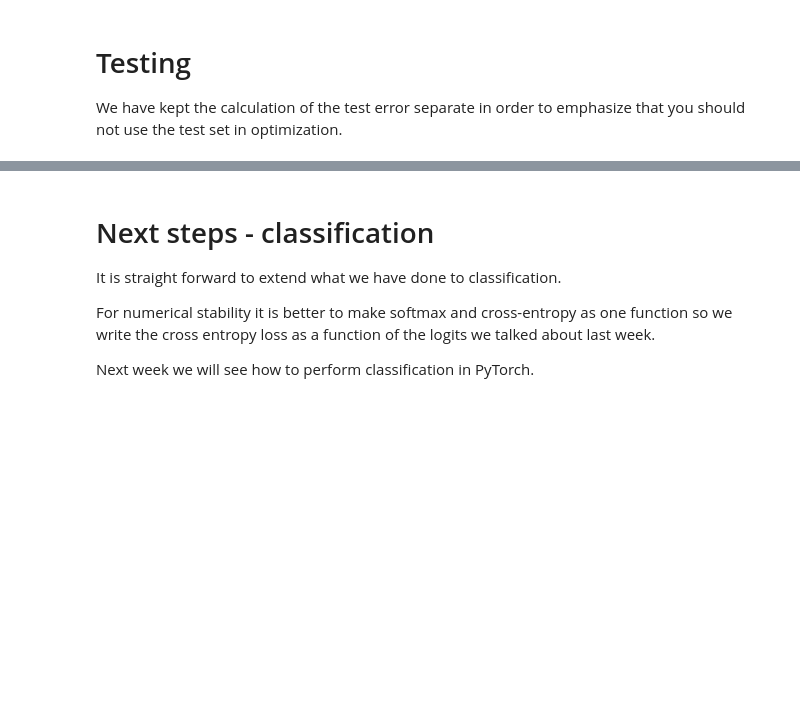
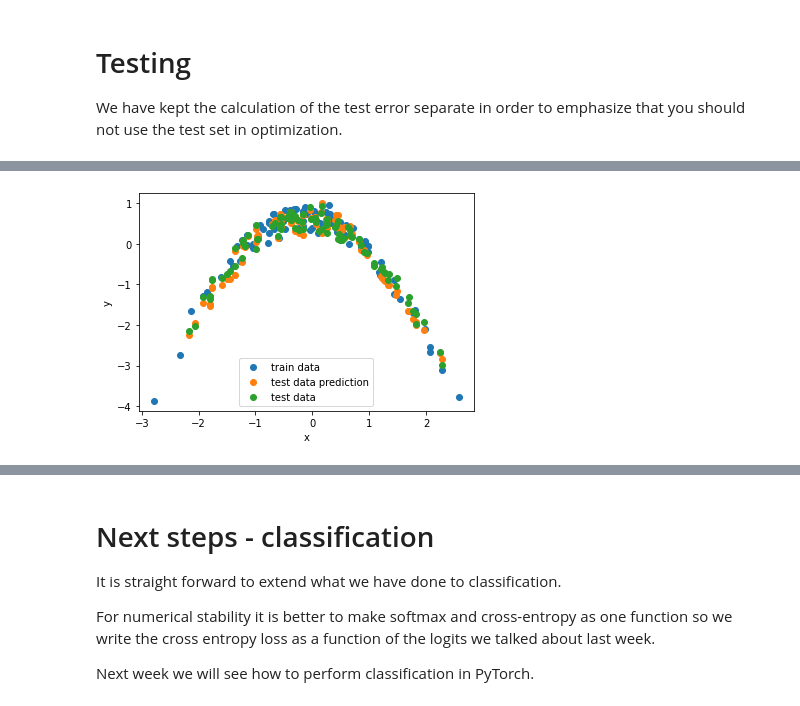
Before and after one commit to samyhaff/02456-deep-learning-with-PyTorch, a Jupyter notebook: 2_Feedforward_Python/2.1-EXE-FNN-AutoDif-Nanograd.ipynb, the cells around one changed output, grey strips where cells are left out. Cells and saved outputs as stored; diff of their text form; code cells hidden in the pictures; blank space fills up the shorter version.

```diff
--- a/2_Feedforward_Python/2.1-EXE-FNN-AutoDif-Nanograd.ipynb
+++ b/2_Feedforward_Python/2.1-EXE-FNN-AutoDif-Nanograd.ipynb
@@ -511,7 +511,7 @@ We define the functions as methods in the `Var` class definition code above.
 In the code below we initialize a 1-5-1 network and pass the training set through it. *The forward method in DenseLayer is **not** complete*. It just outputs zeros right now. The method forward should perform an [affine transformation](https://en.wikipedia.org/wiki/Affine_transformation) on the input followed by an application of the activation function.
 # %%
 NN = [
-    DenseLayer(1, 5, lambda x: x.relu()),
+    DenseLayer(3, 5, lambda x: x.relu()),
     DenseLayer(5, 1, lambda x: x.identity())
 ]
 
@@ -770,15 +803,15 @@ print('\nNetwork after zeroing gradients:')
 # %%
 # Initialize an arbitrary neural network
-NN = [
-    DenseLayer(1, 8, lambda x: x.relu()),
-    DenseLayer(8, 1, lambda x: x.identity())
-]
+#NN = [
+#    DenseLayer(1, 8, lambda x: x.relu()),
+#    DenseLayer(8, 1, lambda x: x.identity())
+#]
 
 # Recommended hyper-parameters for 3-D:
-#NN = [
-#    DenseLayer(3, 16, lambda x: x.relu()),
-#    DenseLayer(16, 1, lambda x: x.identity())
-#]
+NN = [
+    DenseLayer(3, 16, lambda x: x.relu()),
+    DenseLayer(16, 1, lambda x: x.identity())
+]
 
 
 ### Notice that, when we switch from tanh to relu activation, we decrease the learning rate. This is due the stability of the gradients
@@ -840,21 +899,23 @@ print("Test loss:  {:4.3f}".format(Loss_test.v))
 # %%
 x_test_np = Var_to_nparray(x_test)
 x_train_np = Var_to_nparray(x_train)
 y_train_np = Var_to_nparray(y_train)
 if D1:
     plt.scatter(x_train_np, y_train_np, label="train data");
     plt.scatter(x_test_np, Var_to_nparray(output_test), label="test prediction");
     plt.scatter(x_test_np, y_test_np, label="test data");
     plt.legend();
     plt.xlabel("x");
     plt.ylabel("y");
 else:
-    plt.scatter(x_train_np[:,1], y_train, label="train data");
+    plt.scatter(x_train_np[:,1], y_train_np, label="train data");
     plt.scatter(x_test_np[:,1], Var_to_nparray(output_test), label="test data prediction");
     plt.scatter(x_test_np[:,1], y_test_np, label="test data");
     plt.legend();
     plt.xlabel("x");
     plt.ylabel("y");
+# %% [output]
+[figure, added]
 # %% [markdown]
 ## Exercise k) Show overfitting, underfitting and just right fitting
 
```
Also changed, not shown: parts of 20 cells of this notebook.
